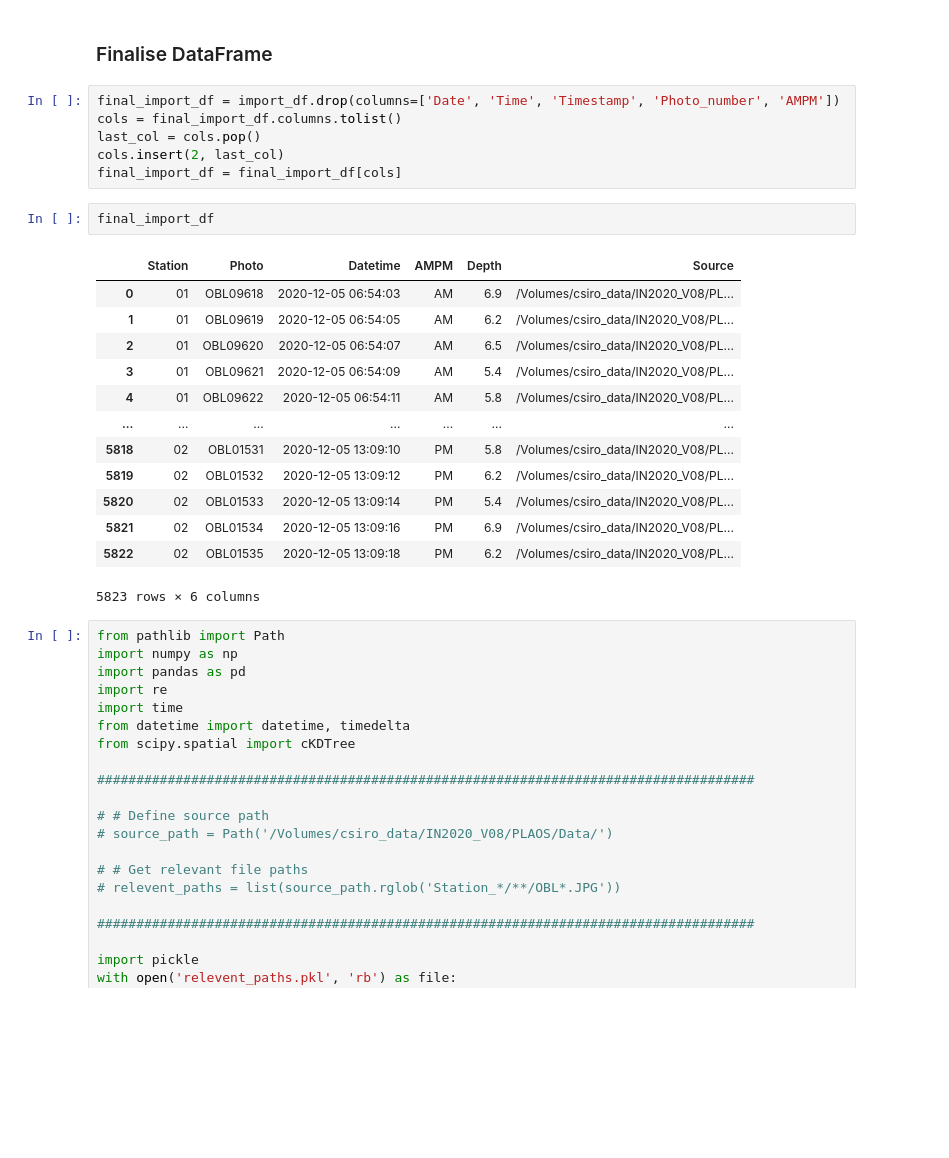
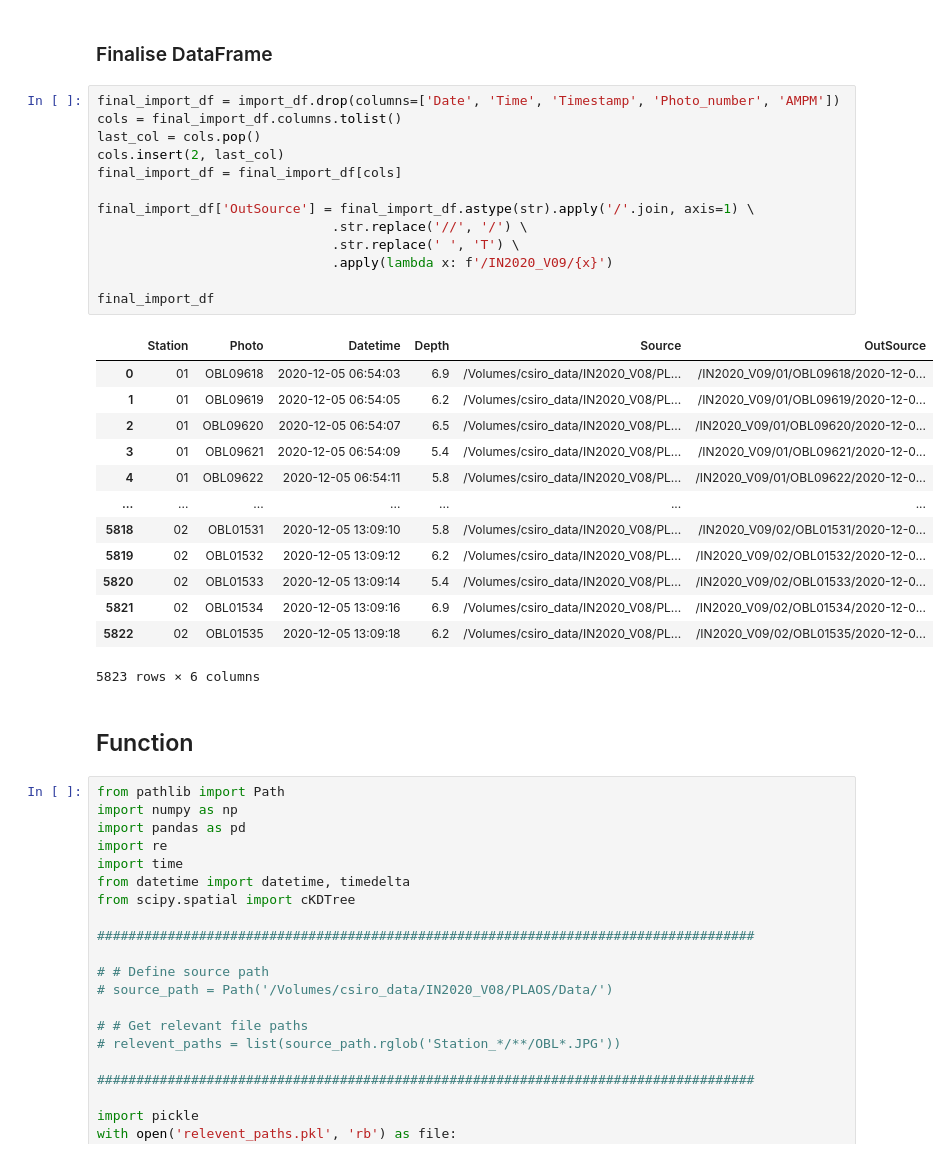
Before and after one commit to oceanhackweek/ohw24_proj_micronekton_img_pipeline_au, a Jupyter notebook: Regs_code.ipynb, the cells around one changed output. Drawn from its saved outputs; the diff is of its cells as text; blank space fills up the shorter version.

```diff
--- a/Regs_code.ipynb
+++ b/Regs_code.ipynb
@@ -247,25 +243,32 @@ import_df['Depth'] = depth_info.iloc[indices.flatten()]['Depth'].values
 # %%
 final_import_df = import_df.drop(columns=['Date', 'Time', 'Timestamp', 'Photo_number', 'AMPM'])
 cols = final_import_df.columns.tolist()
 last_col = cols.pop()
 cols.insert(2, last_col)
 final_import_df = final_import_df[cols]
+
+final_import_df['OutSource'] = final_import_df.astype(str).apply('/'.join, axis=1) \
+                              .str.replace('//', '/') \
+                              .str.replace(' ', 'T') \
+                              .apply(lambda x: f'/IN2020_V09/{x}')
+
+final_import_df
+# %% [output]
+|  | Station | Photo | Datetime | Depth | Source | OutSource |
+| 0 | 01 | OBL09618 | 2020-12-05 06:54:03 | 6.9 | /Volumes/csiro_data/IN2020_V08/PL... | /IN2020_V09/01/OBL09618/2020-12-0... |
+| 1 | 01 | OBL09619 | 2020-12-05 06:54:05 | 6.2 | /Volumes/csiro_data/IN2020_V08/PL... | /IN2020_V09/01/OBL09619/2020-12-0... |
+| 2 | 01 | OBL09620 | 2020-12-05 06:54:07 | 6.5 | /Volumes/csiro_data/IN2020_V08/PL... | /IN2020_V09/01/OBL09620/2020-12-0... |
+| 3 | 01 | OBL09621 | 2020-12-05 06:54:09 | 5.4 | /Volumes/csiro_data/IN2020_V08/PL... | /IN2020_V09/01/OBL09621/2020-12-0... |
+| 4 | 01 | OBL09622 | 2020-12-05 06:54:11 | 5.8 | /Volumes/csiro_data/IN2020_V08/PL... | /IN2020_V09/01/OBL09622/2020-12-0... |
+| ... | ... | ... | ... | ... | ... | ... |
+| 5818 | 02 | OBL01531 | 2020-12-05 13:09:10 | 5.8 | /Volumes/csiro_data/IN2020_V08/PL... | /IN2020_V09/02/OBL01531/2020-12-0... |
+| 5819 | 02 | OBL01532 | 2020-12-05 13:09:12 | 6.2 | /Volumes/csiro_data/IN2020_V08/PL... | /IN2020_V09/02/OBL01532/2020-12-0... |
+| 5820 | 02 | OBL01533 | 2020-12-05 13:09:14 | 5.4 | /Volumes/csiro_data/IN2020_V08/PL... | /IN2020_V09/02/OBL01533/2020-12-0... |
+| 5821 | 02 | OBL01534 | 2020-12-05 13:09:16 | 6.9 | /Volumes/csiro_data/IN2020_V08/PL... | /IN2020_V09/02/OBL01534/2020-12-0... |
+| 5822 | 02 | OBL01535 | 2020-12-05 13:09:18 | 6.2 | /Volumes/csiro_data/IN2020_V08/PL... | /IN2020_V09/02/OBL01535/2020-12-0... |
+5823 rows × 6 columns
-# %%
-final_import_df
-# %% [output]
-|  | Station | Photo | Datetime | AMPM | Depth | Source |
-| 0 | 01 | OBL09618 | 2020-12-05 06:54:03 | AM | 6.9 | /Volumes/csiro_data/IN2020_V08/PL... |
-| 1 | 01 | OBL09619 | 2020-12-05 06:54:05 | AM | 6.2 | /Volumes/csiro_data/IN2020_V08/PL... |
-| 2 | 01 | OBL09620 | 2020-12-05 06:54:07 | AM | 6.5 | /Volumes/csiro_data/IN2020_V08/PL... |
-| 3 | 01 | OBL09621 | 2020-12-05 06:54:09 | AM | 5.4 | /Volumes/csiro_data/IN2020_V08/PL... |
-| 4 | 01 | OBL09622 | 2020-12-05 06:54:11 | AM | 5.8 | /Volumes/csiro_data/IN2020_V08/PL... |
-| ... | ... | ... | ... | ... | ... | ... |
-| 5818 | 02 | OBL01531 | 2020-12-05 13:09:10 | PM | 5.8 | /Volumes/csiro_data/IN2020_V08/PL... |
-| 5819 | 02 | OBL01532 | 2020-12-05 13:09:12 | PM | 6.2 | /Volumes/csiro_data/IN2020_V08/PL... |
-| 5820 | 02 | OBL01533 | 2020-12-05 13:09:14 | PM | 5.4 | /Volumes/csiro_data/IN2020_V08/PL... |
-| 5821 | 02 | OBL01534 | 2020-12-05 13:09:16 | PM | 6.9 | /Volumes/csiro_data/IN2020_V08/PL... |
-| 5822 | 02 | OBL01535 | 2020-12-05 13:09:18 | PM | 6.2 | /Volumes/csiro_data/IN2020_V08/PL... |
-5823 rows × 6 columns
+# %% [markdown]
+## Function
 # %%
 from pathlib import Path
 import numpy as np
```
Also changed, not shown: parts of 1 cell of this notebook.
